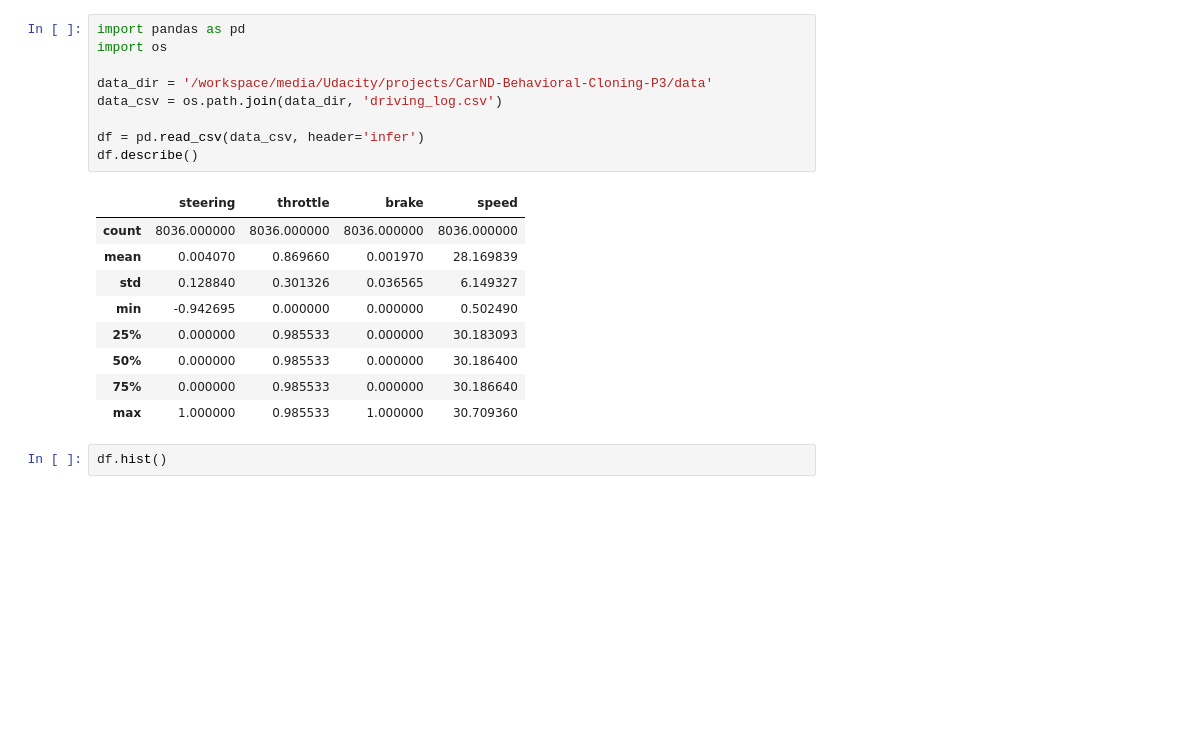
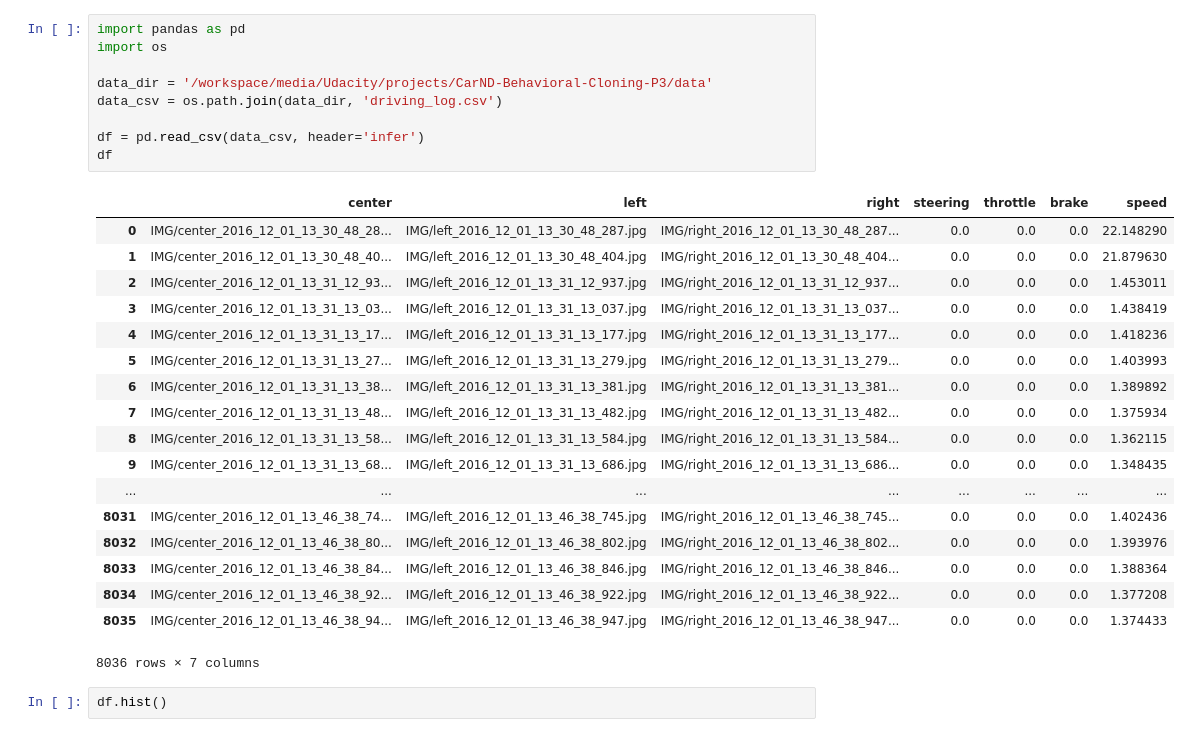
Before and after one commit to tmelanson17/CarND-Behavioral-Cloning-P3, a Jupyter notebook: model.ipynb, the cells around one changed output. Cells and saved outputs as stored; diff of their text form; blank space fills up the shorter version.

```diff
--- a/model.ipynb
+++ b/model.ipynb
@@ -1,22 +1,31 @@
 # %%
 import pandas as pd
 import os
 
 data_dir = '/workspace/media/Udacity/projects/CarND-Behavioral-Cloning-P3/data'
 data_csv = os.path.join(data_dir, 'driving_log.csv')
 
 df = pd.read_csv(data_csv, header='infer')
-df.describe()
+df
 # %% [output]
-|  | steering | throttle | brake | speed |
-| count | 8036.000000 | 8036.000000 | 8036.000000 | 8036.000000 |
-| mean | 0.004070 | 0.869660 | 0.001970 | 28.169839 |
-| std | 0.128840 | 0.301326 | 0.036565 | 6.149327 |
-| min | -0.942695 | 0.000000 | 0.000000 | 0.502490 |
-| 25% | 0.000000 | 0.985533 | 0.000000 | 30.183093 |
-| 50% | 0.000000 | 0.985533 | 0.000000 | 30.186400 |
-| 75% | 0.000000 | 0.985533 | 0.000000 | 30.186640 |
-| max | 1.000000 | 0.985533 | 1.000000 | 30.709360 |
+|  | center | left | right | steering | throttle | brake | speed |
+| 0 | IMG/center_2016_12_01_13_30_48_28... | IMG/left_2016_12_01_13_30_48_287.jpg | IMG/right_2016_12_01_13_30_48_287... | 0.0 | 0.0 | 0.0 | 22.148290 |
+| 1 | IMG/center_2016_12_01_13_30_48_40... | IMG/left_2016_12_01_13_30_48_404.jpg | IMG/right_2016_12_01_13_30_48_404... | 0.0 | 0.0 | 0.0 | 21.879630 |
+| 2 | IMG/center_2016_12_01_13_31_12_93... | IMG/left_2016_12_01_13_31_12_937.jpg | IMG/right_2016_12_01_13_31_12_937... | 0.0 | 0.0 | 0.0 | 1.453011 |
+| 3 | IMG/center_2016_12_01_13_31_13_03... | IMG/left_2016_12_01_13_31_13_037.jpg | IMG/right_2016_12_01_13_31_13_037... | 0.0 | 0.0 | 0.0 | 1.438419 |
+| 4 | IMG/center_2016_12_01_13_31_13_17... | IMG/left_2016_12_01_13_31_13_177.jpg | IMG/right_2016_12_01_13_31_13_177... | 0.0 | 0.0 | 0.0 | 1.418236 |
+| 5 | IMG/center_2016_12_01_13_31_13_27... | IMG/left_2016_12_01_13_31_13_279.jpg | IMG/right_2016_12_01_13_31_13_279... | 0.0 | 0.0 | 0.0 | 1.403993 |
+| 6 | IMG/center_2016_12_01_13_31_13_38... | IMG/left_2016_12_01_13_31_13_381.jpg | IMG/right_2016_12_01_13_31_13_381... | 0.0 | 0.0 | 0.0 | 1.389892 |
+| 7 | IMG/center_2016_12_01_13_31_13_48... | IMG/left_2016_12_01_13_31_13_482.jpg | IMG/right_2016_12_01_13_31_13_482... | 0.0 | 0.0 | 0.0 | 1.375934 |
+| 8 | IMG/center_2016_12_01_13_31_13_58... | IMG/left_2016_12_01_13_31_13_584.jpg | IMG/right_2016_12_01_13_31_13_584... | 0.0 | 0.0 | 0.0 | 1.362115 |
+| 9 | IMG/center_2016_12_01_13_31_13_68... | IMG/left_2016_12_01_13_31_13_686.jpg | IMG/right_2016_12_01_13_31_13_686... | 0.0 | 0.0 | 0.0 | 1.348435 |
+| ... | ... | ... | ... | ... | ... | ... | ... |
+| 8031 | IMG/center_2016_12_01_13_46_38_74... | IMG/left_2016_12_01_13_46_38_745.jpg | IMG/right_2016_12_01_13_46_38_745... | 0.0 | 0.0 | 0.0 | 1.402436 |
+| 8032 | IMG/center_2016_12_01_13_46_38_80... | IMG/left_2016_12_01_13_46_38_802.jpg | IMG/right_2016_12_01_13_46_38_802... | 0.0 | 0.0 | 0.0 | 1.393976 |
+| 8033 | IMG/center_2016_12_01_13_46_38_84... | IMG/left_2016_12_01_13_46_38_846.jpg | IMG/right_2016_12_01_13_46_38_846... | 0.0 | 0.0 | 0.0 | 1.388364 |
+| 8034 | IMG/center_2016_12_01_13_46_38_92... | IMG/left_2016_12_01_13_46_38_922.jpg | IMG/right_2016_12_01_13_46_38_922... | 0.0 | 0.0 | 0.0 | 1.377208 |
+| 8035 | IMG/center_2016_12_01_13_46_38_94... | IMG/left_2016_12_01_13_46_38_947.jpg | IMG/right_2016_12_01_13_46_38_947... | 0.0 | 0.0 | 0.0 | 1.374433 |
+8036 rows × 7 columns
 # %%
 df.hist()
 # %% [output]
```
Also changed, not shown: parts of 10 cells of this notebook.
